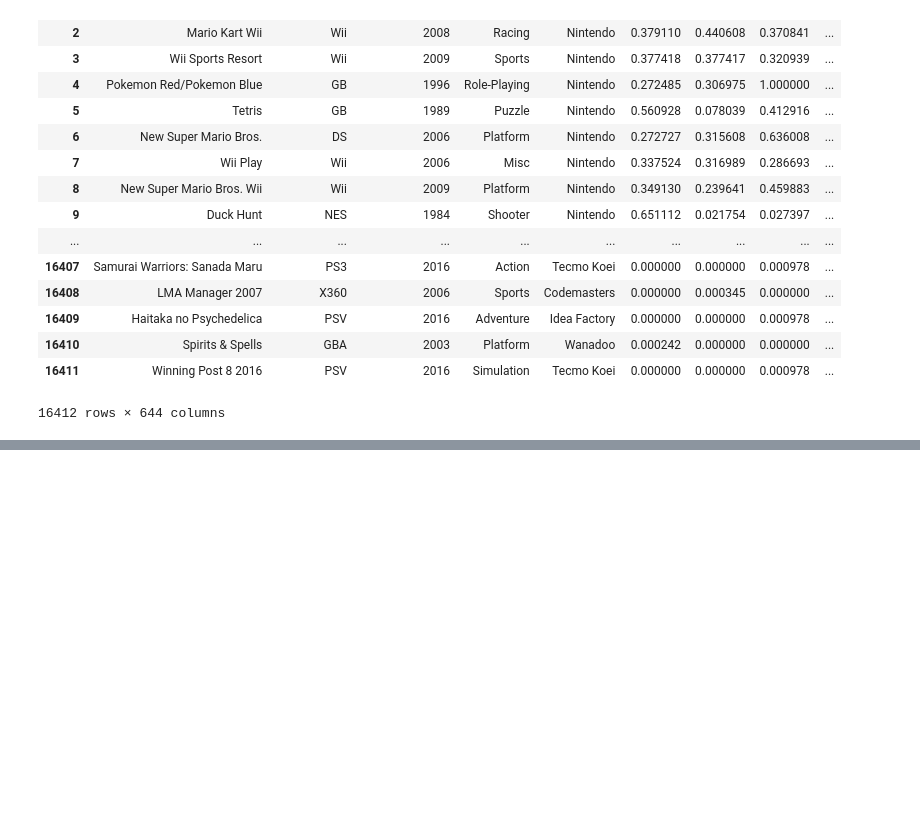
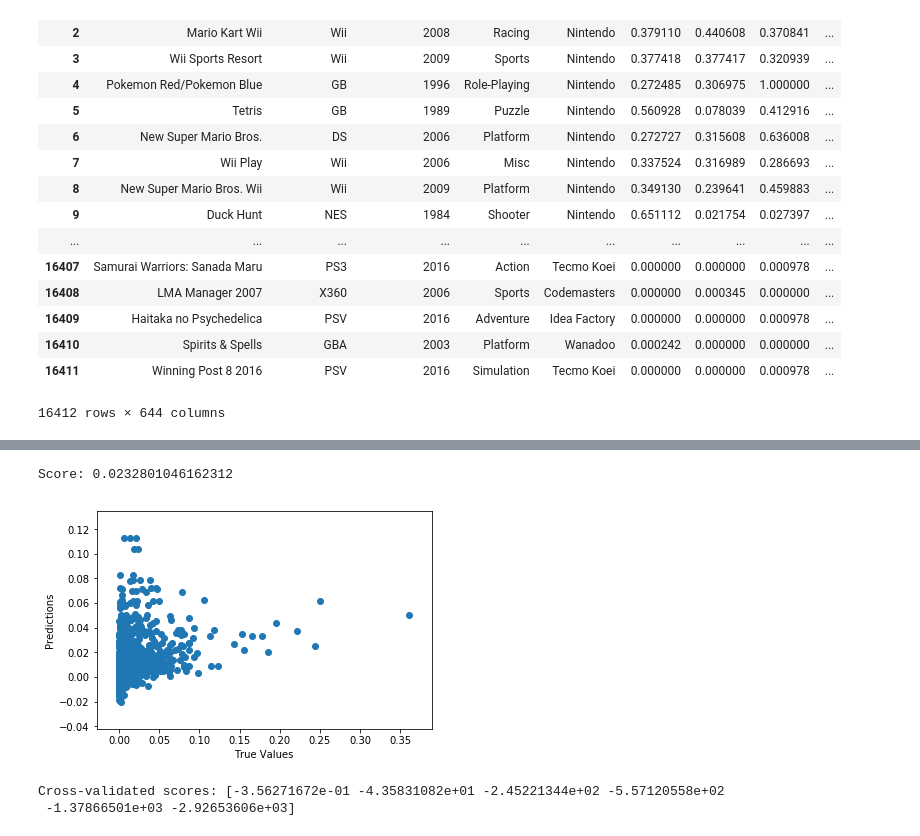
Before and after one commit to matheusraz/DS-Project, a Jupyter notebook: Hipotese1.ipynb, the cells around one changed output, grey strips where cells are left out. Drawn from its saved outputs; the diff is of its cells as text; code cells hidden in the pictures; blank space fills up the shorter version.

```diff
--- a/Hipotese1.ipynb
+++ b/Hipotese1.ipynb
@@ -39,0 +69,21 @@ df
+# %%
+X_train, X_test, y_train, y_test = train_test_split(X, y, test_size=0.30)
+# %%
+scores = []
+for i in range(5, 100):
+    mlp = MLPRegressor(
+        hidden_layer_sizes=(i,),  activation='relu', solver='adam', alpha=0.001, batch_size='auto',
+        learning_rate='constant', learning_rate_init=0.01, power_t=0.5, max_iter=1000, shuffle=True,
+        random_state=9, tol=0.0001, verbose=False, warm_start=False, momentum=0.9, nesterovs_momentum=True,
+        early_stopping=False, validation_fraction=0.1, beta_1=0.9, beta_2=0.999, epsilon=1e-08)
+    model = mlp.fit(X_train, y_train)
+    pred_i = model.predict(X_test)
+    scores.append(model.score(X_test, y_test))
+# %%
+best_result = 0
+for i in scores:
+    if(i > best_result):
+        best_result = i
+
+best_hidden_layer_sizes = scores.index(best_result) + 1
+print("Melhor resultado:",best_result,"para",best_hidden_layer_sizes,"camadas escondidas")
@@ -39,0 +96,7 @@ df
+# %%
+mlp = MLPRegressor(
+    hidden_layer_sizes=(best_hidden_layer_sizes,),  activation='relu', solver='adam', alpha=0.001, batch_size='auto',
+    learning_rate='constant', learning_rate_init=0.01, power_t=0.5, max_iter=1000, shuffle=True,
+    random_state=9, tol=0.0001, verbose=False, warm_start=False, momentum=0.9, nesterovs_momentum=True,
+    early_stopping=False, validation_fraction=0.1, beta_1=0.9, beta_2=0.999, epsilon=1e-08)
+mlp
@@ -39,0 +111,16 @@ df
+# %%
+model = mlp.fit(X_train, y_train)
+predictions = mlp.predict(X_test)
+plt.scatter(y_test, predictions)
+plt.xlabel("True Values")
+plt.ylabel("Predictions")
+print("Score:", model.score(X_test, y_test))
+# %% [output]
+Score: 0.0232801046162312
+[figure, added]
+# %%
+scores = cross_val_score(model, X, y, cv=6)
+print ("Cross-validated scores:", scores)
+# %% [output]
+Cross-validated scores: [-3.56271672e-01 -4.35831082e+01 -2.45221344e+02 -5.57120558e+02
+ -1.37866501e+03 -2.92653606e+03]
```
Also changed, not shown: parts of 10 cells of this notebook, 3 other files.
